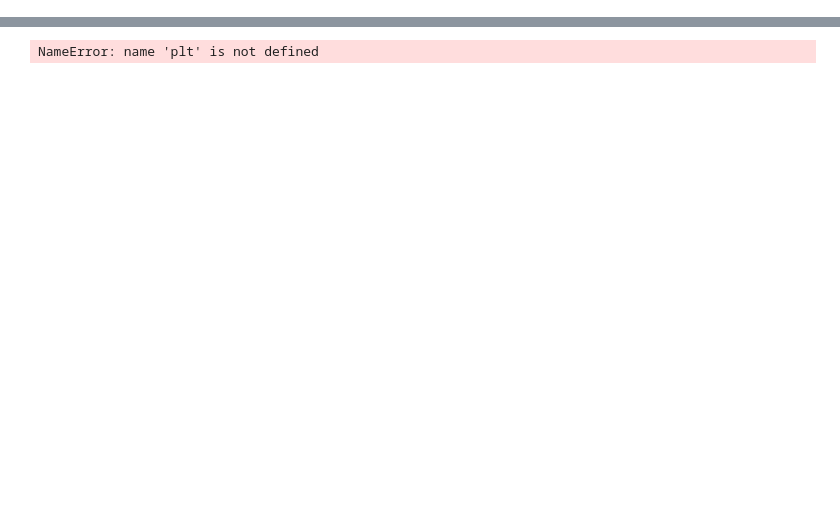
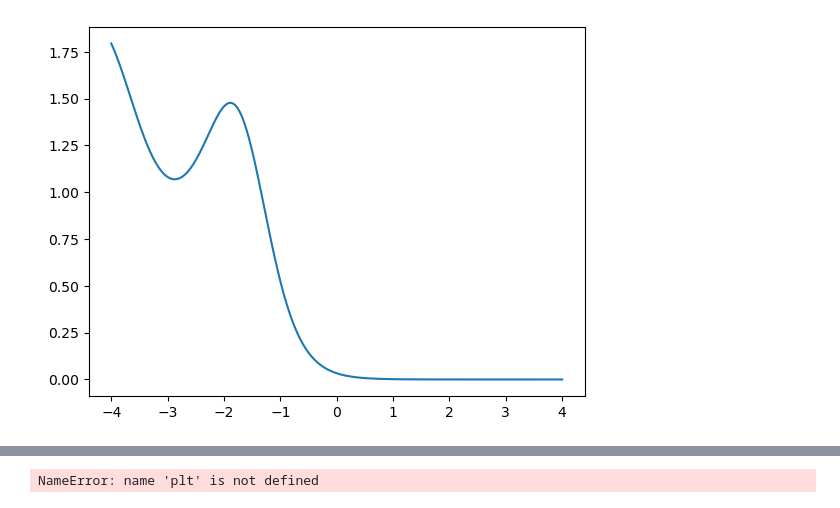
Before and after one commit to rdglpz/tecnm_programacion_electrica, a Jupyter notebook: BOCOMIC.ipynb, the cells around one changed output, grey strips where cells are left out. Cells and saved outputs as stored; diff of their text form; code cells hidden in the pictures; blank space fills up the shorter version.

```diff
--- a/BOCOMIC.ipynb
+++ b/BOCOMIC.ipynb
@@ -71,0 +38,6 @@ findfont: Font family 'Comic Sans MS' not found.
+# %%
+LMR = fx1/fx
+plt.plot(x,LMR)
+plt.show()
+# %% [output]
+[figure, added]
```
Also changed, not shown: parts of 15 cells of this notebook, 8 other files.
